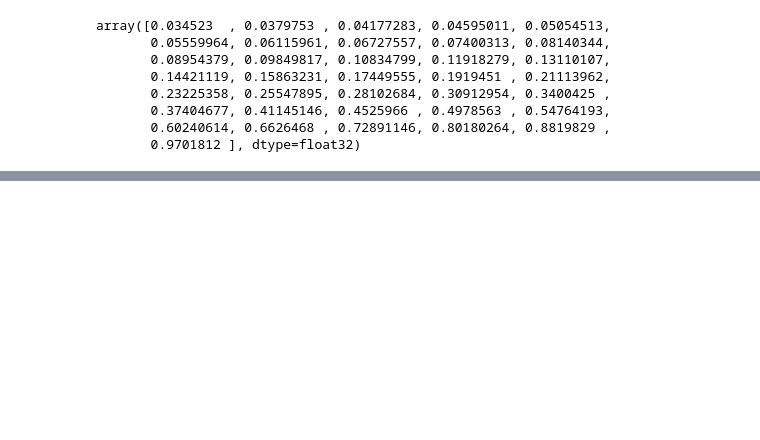
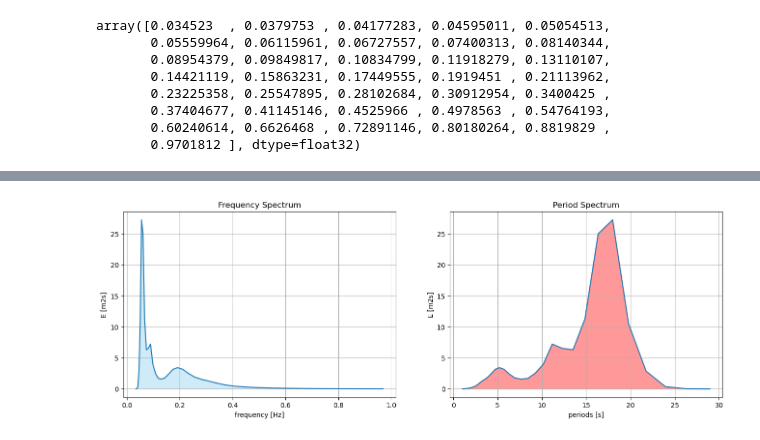
Before and after one commit to AnnaWojciechowska/forecast_notebooks, a Jupyter notebook: met.no/WAM800_Spektrum_c1_find_coord_visualise.ipynb, the cells around one changed output, grey strips where cells are left out. Cells and saved outputs as stored; diff of their text form; code cells hidden in the pictures; blank space fills up the shorter version.

```diff
--- a/met.no/WAM800_Spektrum_c1_find_coord_visualise.ipynb
+++ b/met.no/WAM800_Spektrum_c1_find_coord_visualise.ipynb
@@ -189,3 +204,22 @@ _ = fig.colorbar(cntf, ax=ax, orientation='horizontal', label='spectrum value [m
+# %%
+fig, (ax1, ax2) = plt.subplots(1, 2, figsize=(16, 5))
+energy_sum_by_freq = np.sum(E, axis=1)
+ax1.plot(ds.freq.values, energy_sum_by_freq)
+ax1.fill_between(ds.freq.values, energy_sum_by_freq, color="skyblue", alpha=0.4)
+ax1.set_title("Frequency Spectrum")
+ax1.set_ylabel("E [m2s]")
+ax1.set_xlabel("frequency [Hz]")
+ax1.grid(True)
+
+periods = 1/ds.freq.values
+ax2.set_ylabel("E [m2s]")
+ax2.set_title("Period Spectrum")
+ax2.set_xlabel("periods [s]")
+ax2.plot(periods, energy_sum_by_freq)
+ax2.fill_between(periods, energy_sum_by_freq, color="red", alpha=0.4)
+ax2.grid(True)
+# %% [output]
+[figure, added]
 # %%
 #thetas are 0-360-step angle values expressed in radians thus 0-2pi- step
 thetas = [math.radians(deg) for deg in ds.direction.values]
```
Also changed, not shown: parts of 5 cells of this notebook, 1 other file.
